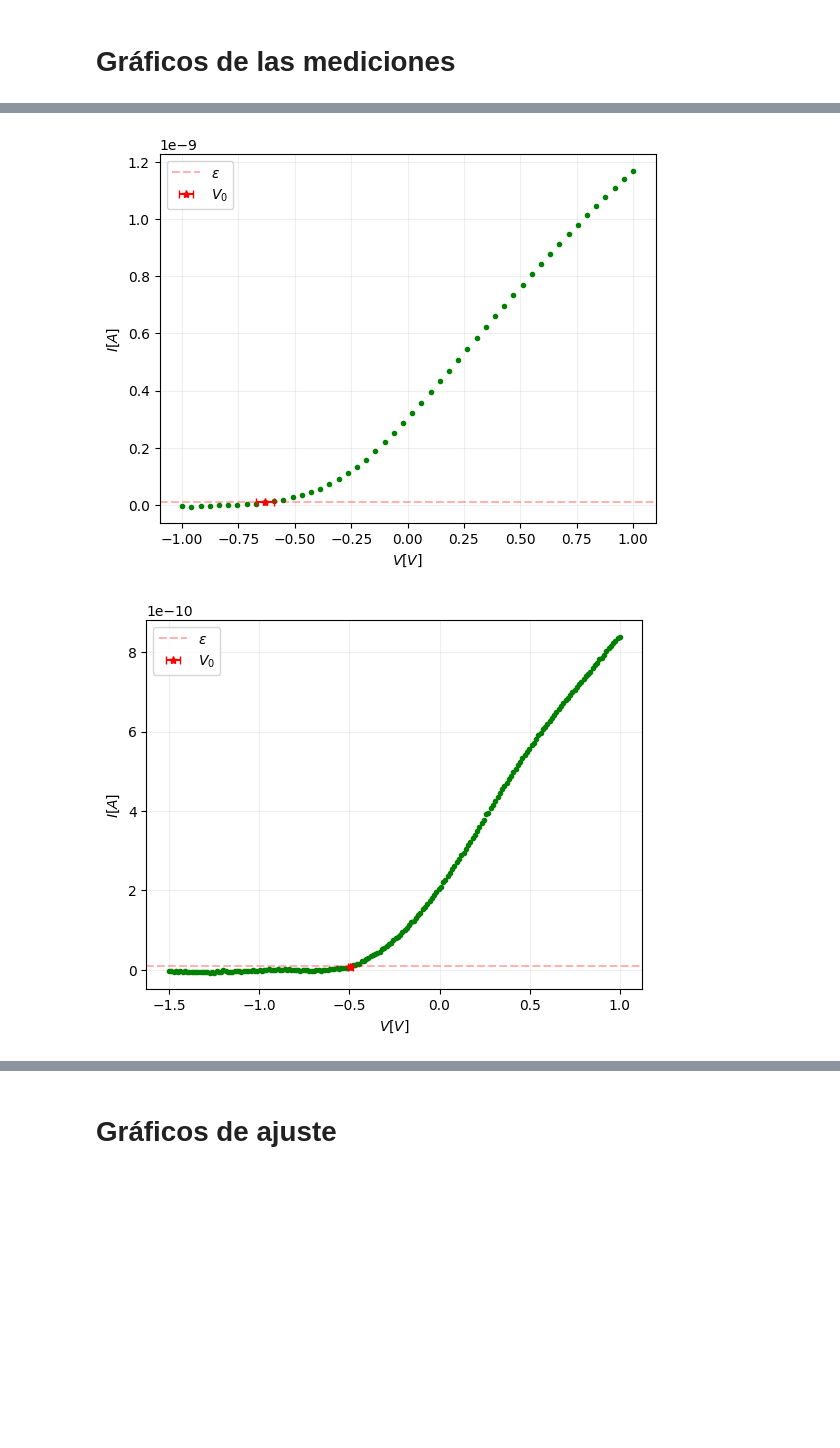
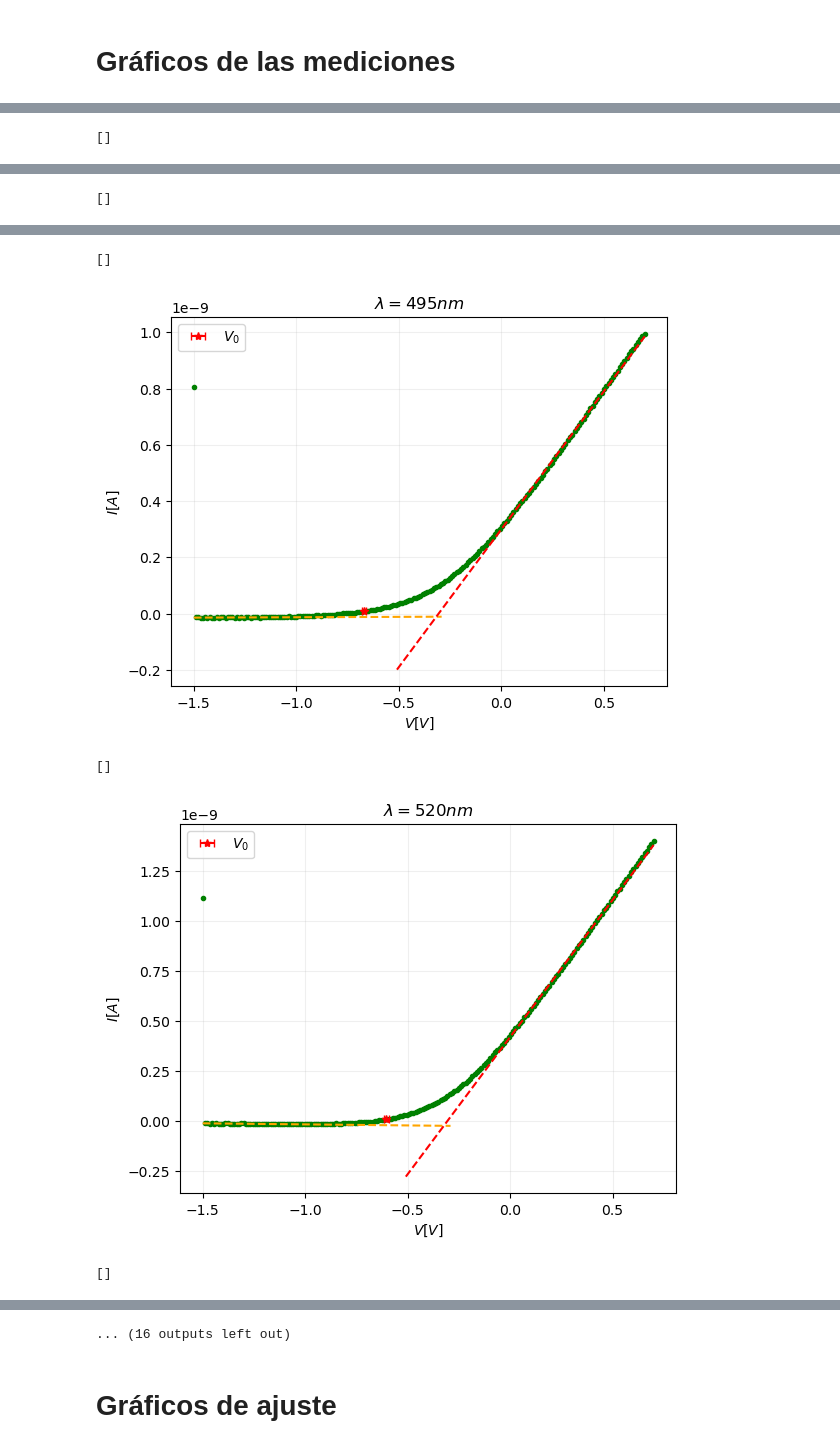
Before and after one commit to BernardoPironio/Efecto-fotoelectrico, a Jupyter notebook: analisis.ipynb, the cells around one changed output, grey strips where cells are left out. Drawn from its saved outputs; the diff is of its cells as text; code cells hidden in the pictures; blank space fills up the shorter version.

Commit message:
Cargamos los nuevos datos y metemos rectas para sacar una buena interseccion

```diff
--- a/analisis.ipynb
+++ b/analisis.ipynb
@@ -29,3 +30,8 @@ for file in fname[:-1]:
 R = [np.sqrt(x**2 + y**2) for x, y in zip(X, Y)]
 # %% [markdown]
 # Cálculo de $I$ y $V_0$
+# %%
+a = np.array([0, 1, 2, 3])
+b = np.array([1, 4, 5, 6])
+comunes = list(set(a) & set(b))
+comunes
@@ -32,7 +40,8 @@ R = [np.sqrt(x**2 + y**2) for x, y in zip(X, Y)]
 # %%
 #G = 10e6
 G = 1
-ep = -.10e-10
+#ep = -.05e-10
+ep = -.1e-10
 I = [np.sqrt( (x/G)**2 + (y/G)**2 ) for x, y in zip(X, Y)]
 
 # Obtengo el V / I = 0
@@ -44,24 +53,49 @@ def V0min(x, v, epsilon = ep, p = -1):
     err_vc0 = np.mean([vc0 - v[ind_vc0 - 1], v[ind_vc0 + 1] - vc0])
 
     return xc0, vc0, err_vc0
+
+def rectas(I, V):
+    #--------Recorto datos para ajuste---------
+    I_corte0, V_corte0 = I[2:30], V[2:30]
+    I_corte1, V_corte1 = I[(V >= 0) & (V <= .5)], V[(V >= 0) & (V <= .5)]
+
+    #--------Ajuste---------
+    lin = lambda x, a, b: a*x + b
+    popt0, pcov0 = curve_fit(lin, V_corte0, I_corte0)
+    popt1, pcov1 = curve_fit(lin, V_corte1, I_corte1)
+
+    #--------Buscamos interseccion---------
+    V_c0 = np.linspace(V_corte0[0], V_corte0[-1], 10_000)
+    V_c1 = np.linspace(V_corte1[0], V_corte1[-1], 10_000)
+
+    comun = set(lin(V_c0, *popt0)[:-450]) & set(lin(V_c1, *popt1)[450:])
+    print(comun)
+
+    return popt0, popt1
 # %% [markdown]
 # Gráficos de las mediciones
 # %%
 V0, err_V0 = np.zeros(len(X)), np.zeros(len(X))
 for k in range(len(X)):
     Xc0k, V0[k], err_V0[k] = V0min(X[k], V[k])
+    p0, p1 = rectas(-X[k], V[k])
+    f = lambda x, a, b: a * x + b
+    v_sim = np.linspace(V[k][0], V[k][-1], 1000)
 
     plt.figure()
 
-    plt.plot(V[k], -X[k], '.', color = 'green')
+    plt.plot(V[k], -X[k], '.', color = 'green'), plt.plot()
+    #plt.plot(V_c0, -X[k], '-', color = 'blue'), plt.plot(V_c1, -X[k], '-', color = 'blue')
+    plt.plot(v_sim[:-450], f(v_sim, *p0)[:-450], '--', color = 'orange')
+    plt.plot(v_sim[450:], f(v_sim, *p1)[450:], '--', color = 'red')
+
     plt.errorbar(V0[k], -Xc0k, fmt = '*', xerr = err_V0[k], capsize = 3,
                  linestyle = 'None', color = 'red', label = r'$V_0$') #-->Puntos de corriente nula
 
-    plt.axhline(-ep, color = 'red', linestyle = '--',
-                alpha = 0.3, label = r'$\epsilon$') #--> Referencia tomada
+    #plt.axhline(-ep, color = 'red', linestyle = '--',
+                #alpha = 0.3, label = r'$\epsilon$') #--> Referencia tomada
 
-    plt.xlabel(r'$V \left[V\right]$')
-    plt.ylabel(r'$I \left[A\right]$')
+    plt.xlabel(r'$V \left[V\right]$'), plt.ylabel(r'$I \left[A\right]$'), plt.title(rf'$\lambda = {int(1e9*c*2*np.pi/nu[k])} nm$')
 
     plt.grid(alpha = 0.2)
     plt.legend(loc = 'upper left')
@@ -70,0 +106 @@ for k in range(len(X)):
+[]
@@ -71,0 +108 @@ for k in range(len(X)):
+[]
@@ -73,2 +110,5 @@ for k in range(len(X)):
+[]
-[figure, old version]
+[figure, new version]
+[]
-[figure, old version]
+[figure, new version]
+[]
@@ -78,3 +116,4 @@ for k in range(len(X)):
+... (16 outputs left out)
 # %% [markdown]
 # Gráficos de ajuste
 # %% [markdown]
```
Also changed, not shown: parts of 10 cells of this notebook, 1 other file.
